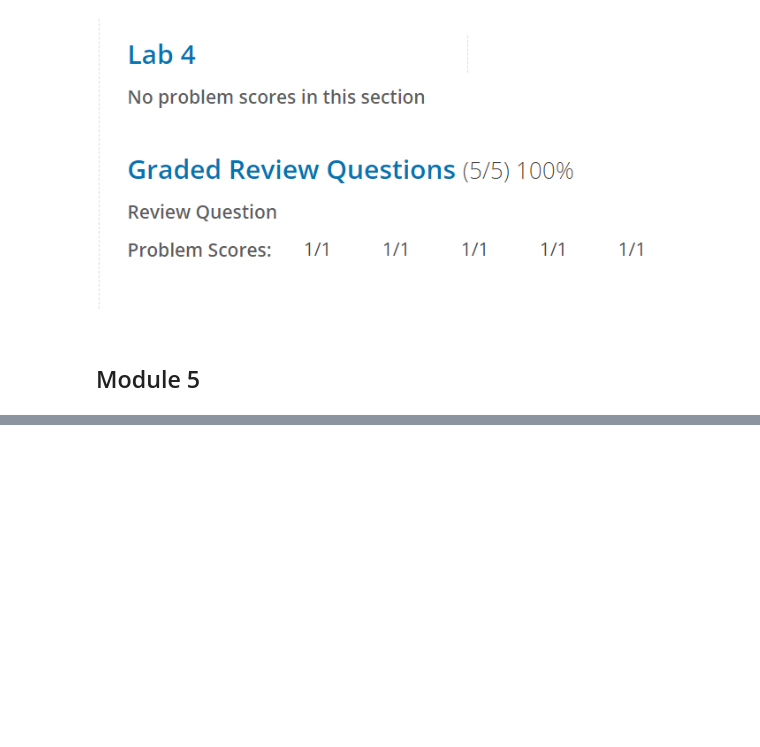
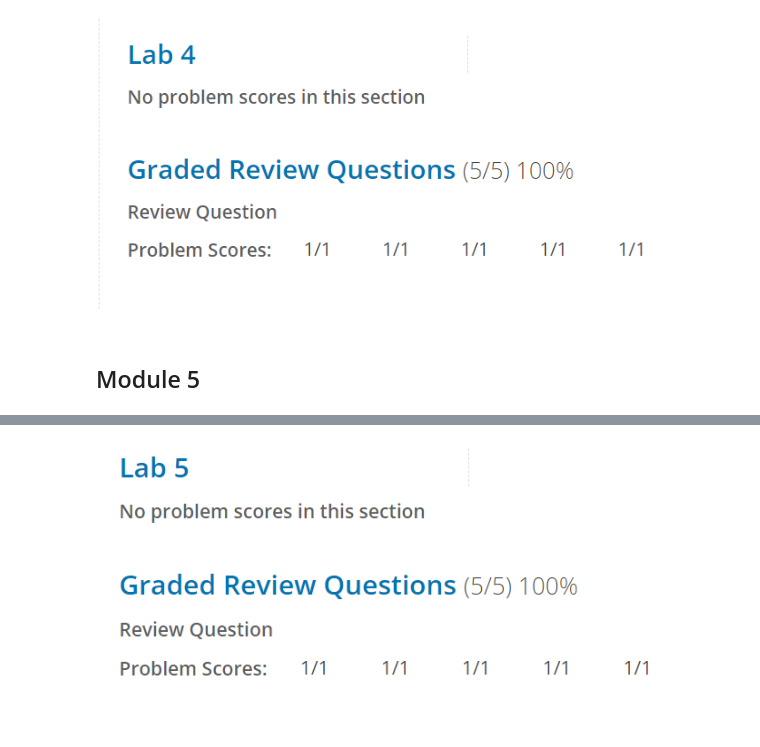
Before and after one commit to PosgradoMNA/actividades-de-aprendizaje-lauramh018, a Jupyter notebook: Data_Analysis_with_python.ipynb, the cells around one changed output, grey strips where cells are left out. Cells and saved outputs as stored; diff of their text form; code cells hidden in the pictures; blank space fills up the shorter version.

Commit message:
Module_5

```diff
--- a/Data_Analysis_with_python.ipynb
+++ b/Data_Analysis_with_python.ipynb
@@ -738,0 +800,4 @@ Image(filename='module_4.png')
+# %%
+Image(filename='module_5.png')
+# %% [output]
+[figure, added]
```
Also changed, not shown: parts of 11 cells of this notebook.
